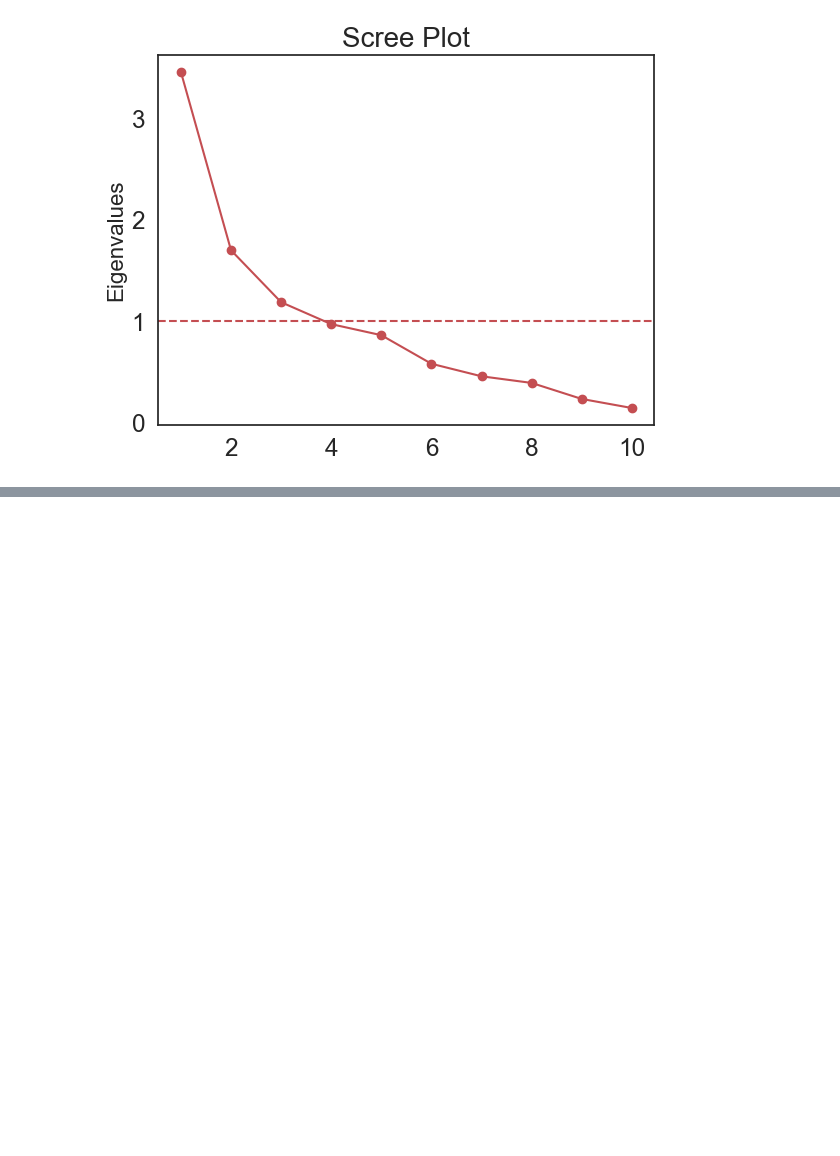
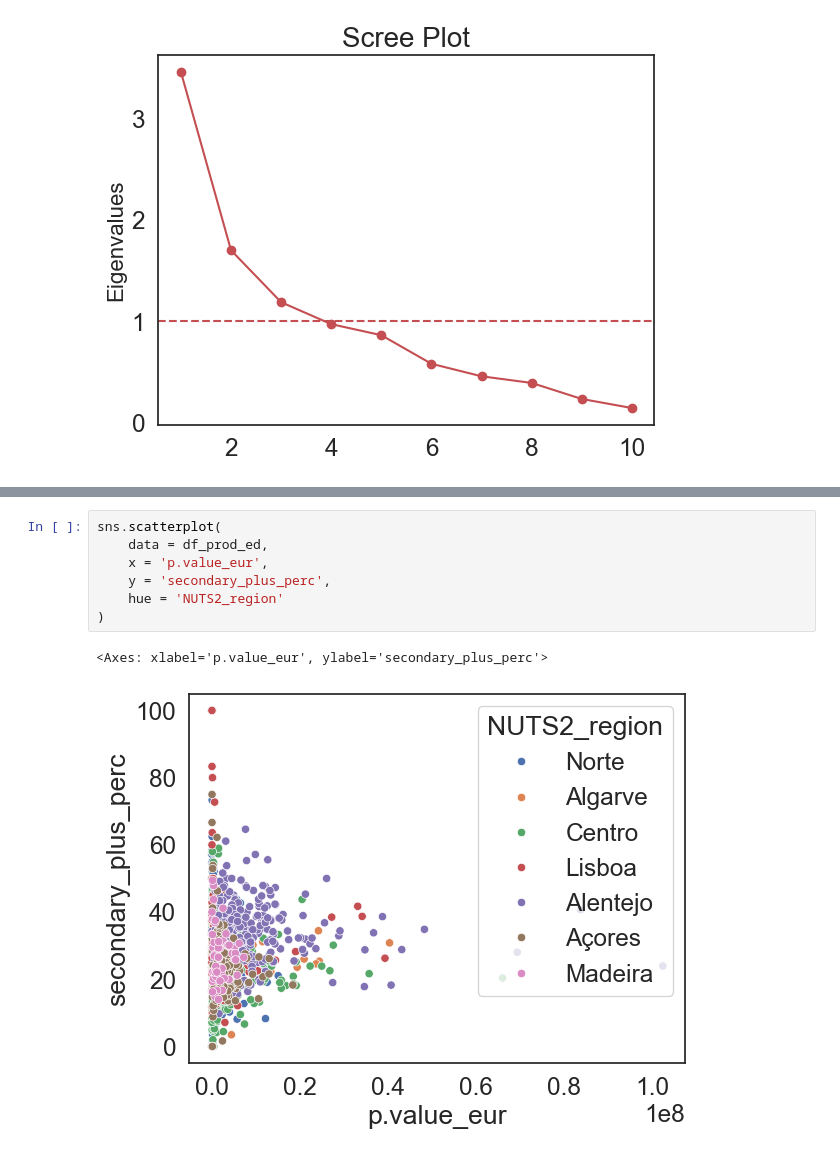
Before and after one commit to domwelsh/avcad_final, a Jupyter notebook: Codes/dom_PCA.ipynb, the cells around one changed output, grey strips where cells are left out. Cells and saved outputs as stored; diff of their text form; blank space fills up the shorter version.

```diff
--- a/Codes/dom_PCA.ipynb
+++ b/Codes/dom_PCA.ipynb
@@ -842,0 +880,10 @@ plt.show()
+# %%
+sns.scatterplot(
+    data = df_prod_ed,
+    x = 'p.value_eur',
+    y = 'secondary_plus_perc',
+    hue = 'NUTS2_region'
+)
+# %% [output]
+<Axes: xlabel='p.value_eur', ylabel='secondary_plus_perc'>
+[figure, added]
```
Also changed, not shown: parts of 8 cells of this notebook.
